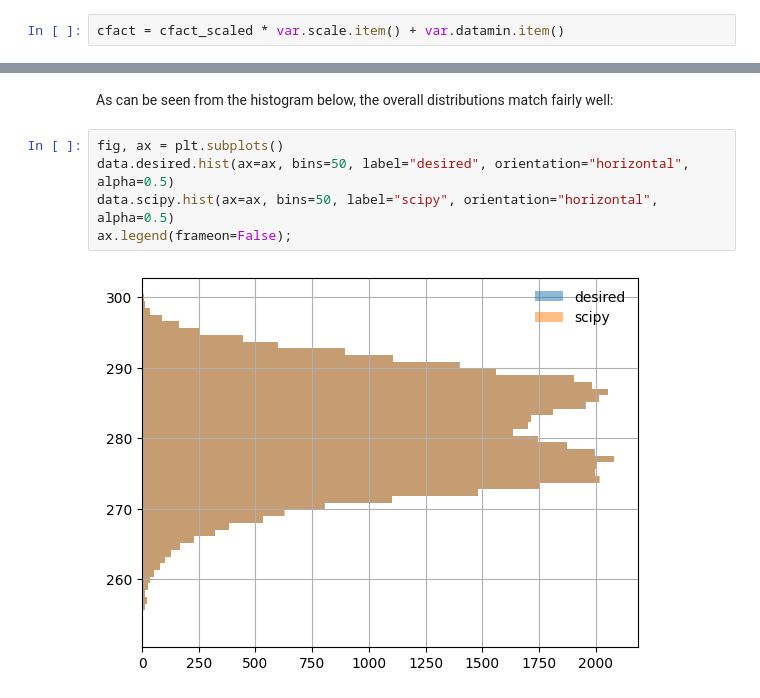
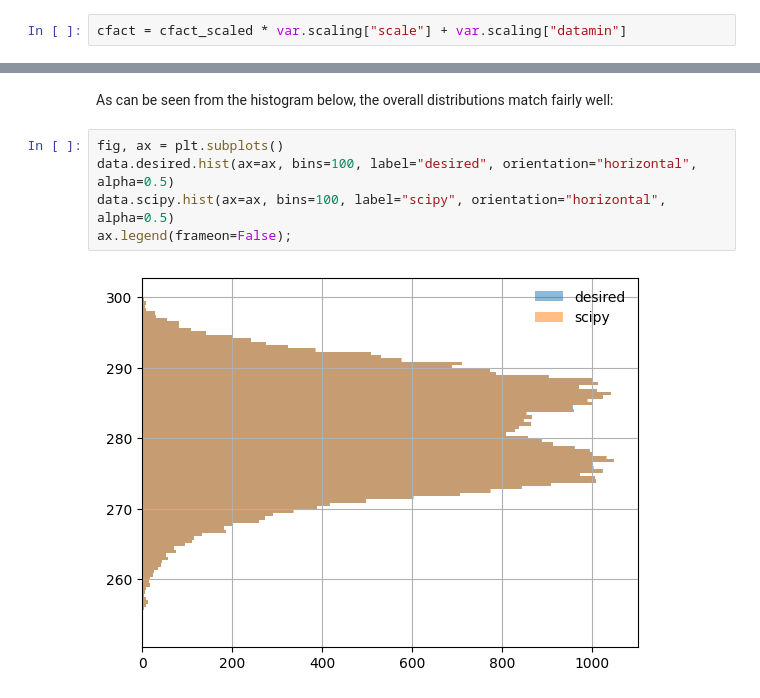
Before and after one commit to ISI-MIP/attrici, a Jupyter notebook: notebooks/optimization-with-scipy.ipynb, the cells around one changed output, grey strips where cells are left out. Saved outputs shown, nothing was run; the diff lists cells and outputs as text.

```diff
--- a/notebooks/optimization-with-scipy.ipynb
+++ b/notebooks/optimization-with-scipy.ipynb
@@ -256,7 +257,7 @@ cfact_scaled = detrend(gmt_scaled, var.y_scaled, "2021-12-31")
 # %% [markdown]
 and rescale it according the the scaling done before:
 # %%
-cfact = cfact_scaled * var.scale.item() + var.datamin.item()
+cfact = cfact_scaled * var.scaling["scale"] + var.scaling["datamin"]
 # %% [markdown]
 Now load the target ('desired') data and store both `desired` and `scipy` counterfactuals in the date frame:
 # %%
@@ -287,8 +288,8 @@ ax.legend(frameon=False);
 As can be seen from the histogram below, the overall distributions match fairly well:
 # %%
 fig, ax = plt.subplots()
-data.desired.hist(ax=ax, bins=50, label="desired", orientation="horizontal", alpha=0.5)
-data.scipy.hist(ax=ax, bins=50, label="scipy", orientation="horizontal", alpha=0.5)
+data.desired.hist(ax=ax, bins=100, label="desired", orientation="horizontal", alpha=0.5)
+data.scipy.hist(ax=ax, bins=100, label="scipy", orientation="horizontal", alpha=0.5)
 ax.legend(frameon=False);
 # %% [output]
-[figure, old version]
+[figure, new version]
```
Also changed, not shown: parts of 3 cells of this notebook, 33 other files.
